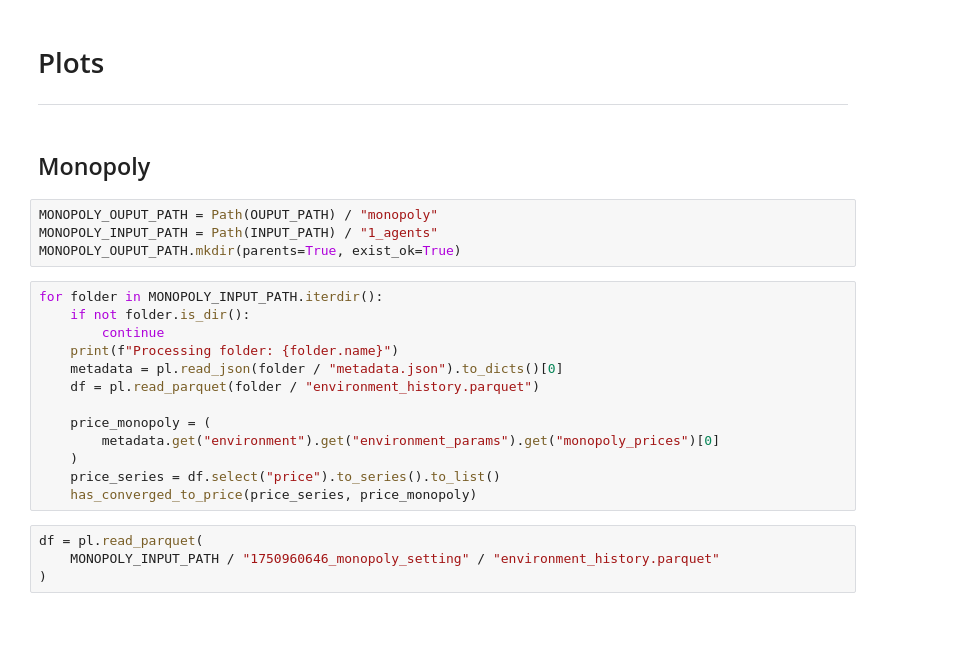
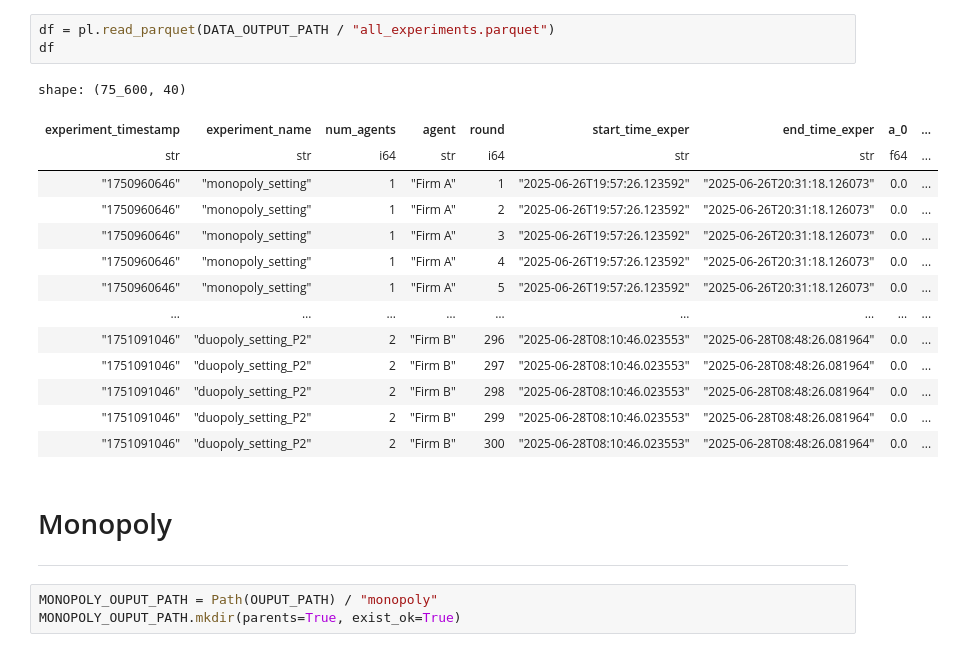
Before and after one commit to luciasauer/algorithmic_pricing_llms, a Jupyter notebook: notebooks/results_plotting.ipynb, the cells around one changed output. Cells and saved outputs as stored; diff of their text form; blank space fills up the shorter version.

```diff
--- a/notebooks/results_plotting.ipynb
+++ b/notebooks/results_plotting.ipynb
@@ -50,26 +47,24 @@ Saved concatenated parquet file with 64800 rows to ../data/results/all_experimen
+# %%
+df = pl.read_parquet(DATA_OUTPUT_PATH / "all_experiments.parquet")
+df
+# %% [output]
+shape: (75_600, 40)
+| experiment_timestamp | experiment_name | num_agents | agent | round | start_time_exper | end_time_exper | a_0 | ... |
+| str | str | i64 | str | i64 | str | str | f64 | ... |
+| "1750960646" | "monopoly_setting" | 1 | "Firm A" | 1 | "2025-06-26T19:57:26.123592" | "2025-06-26T20:31:18.126073" | 0.0 | ... |
+| "1750960646" | "monopoly_setting" | 1 | "Firm A" | 2 | "2025-06-26T19:57:26.123592" | "2025-06-26T20:31:18.126073" | 0.0 | ... |
+| "1750960646" | "monopoly_setting" | 1 | "Firm A" | 3 | "2025-06-26T19:57:26.123592" | "2025-06-26T20:31:18.126073" | 0.0 | ... |
+| "1750960646" | "monopoly_setting" | 1 | "Firm A" | 4 | "2025-06-26T19:57:26.123592" | "2025-06-26T20:31:18.126073" | 0.0 | ... |
+| "1750960646" | "monopoly_setting" | 1 | "Firm A" | 5 | "2025-06-26T19:57:26.123592" | "2025-06-26T20:31:18.126073" | 0.0 | ... |
+| … | … | … | … | … | … | … | … | ... |
+| "1751091046" | "duopoly_setting_P2" | 2 | "Firm B" | 296 | "2025-06-28T08:10:46.023553" | "2025-06-28T08:48:26.081964" | 0.0 | ... |
+| "1751091046" | "duopoly_setting_P2" | 2 | "Firm B" | 297 | "2025-06-28T08:10:46.023553" | "2025-06-28T08:48:26.081964" | 0.0 | ... |
+| "1751091046" | "duopoly_setting_P2" | 2 | "Firm B" | 298 | "2025-06-28T08:10:46.023553" | "2025-06-28T08:48:26.081964" | 0.0 | ... |
+| "1751091046" | "duopoly_setting_P2" | 2 | "Firm B" | 299 | "2025-06-28T08:10:46.023553" | "2025-06-28T08:48:26.081964" | 0.0 | ... |
+| "1751091046" | "duopoly_setting_P2" | 2 | "Firm B" | 300 | "2025-06-28T08:10:46.023553" | "2025-06-28T08:48:26.081964" | 0.0 | ... |
 # %% [markdown]
-# Plots
+# Monopoly
 ---
-# %% [markdown]
-## Monopoly
 # %%
 MONOPOLY_OUPUT_PATH = Path(OUPUT_PATH) / "monopoly"
-MONOPOLY_INPUT_PATH = Path(INPUT_PATH) / "1_agents"
 MONOPOLY_OUPUT_PATH.mkdir(parents=True, exist_ok=True)
-# %%
-for folder in MONOPOLY_INPUT_PATH.iterdir():
-    if not folder.is_dir():
-        continue
-    print(f"Processing folder: {folder.name}")
-    metadata = pl.read_json(folder / "metadata.json").to_dicts()[0]
-    df = pl.read_parquet(folder / "environment_history.parquet")
-
-    price_monopoly = (
-        metadata.get("environment").get("environment_params").get("monopoly_prices")[0]
-    )
-    price_series = df.select("price").to_series().to_list()
-    has_converged_to_price(price_series, price_monopoly)
-# %%
-df = pl.read_parquet(
-    MONOPOLY_INPUT_PATH / "1750960646_monopoly_setting" / "environment_history.parquet"
-)
```
Also changed, not shown: parts of 13 cells of this notebook.
